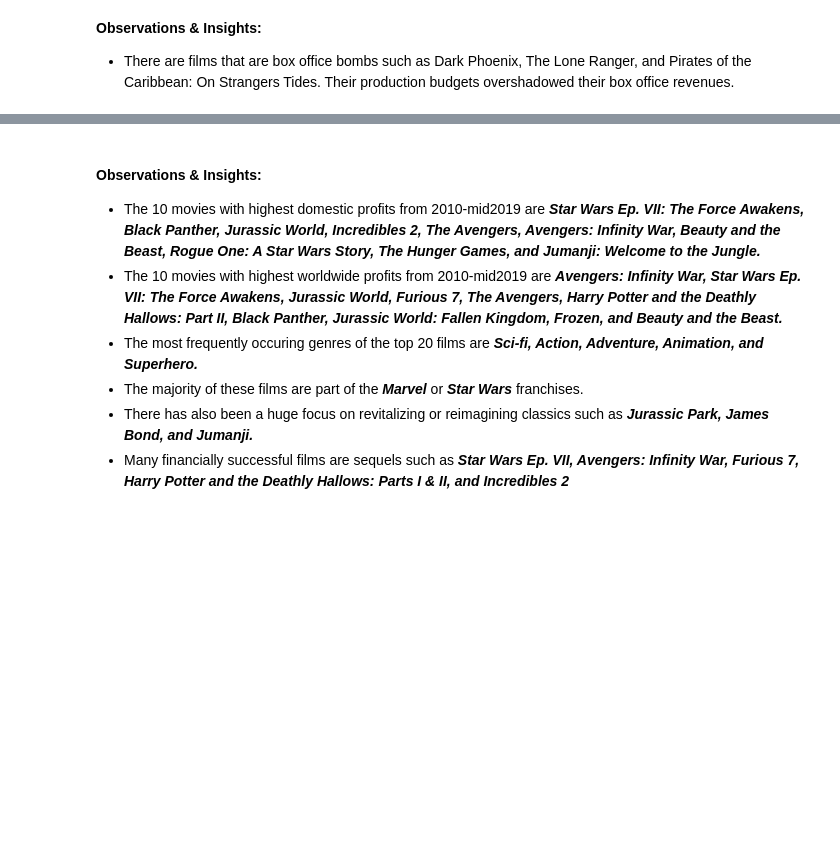
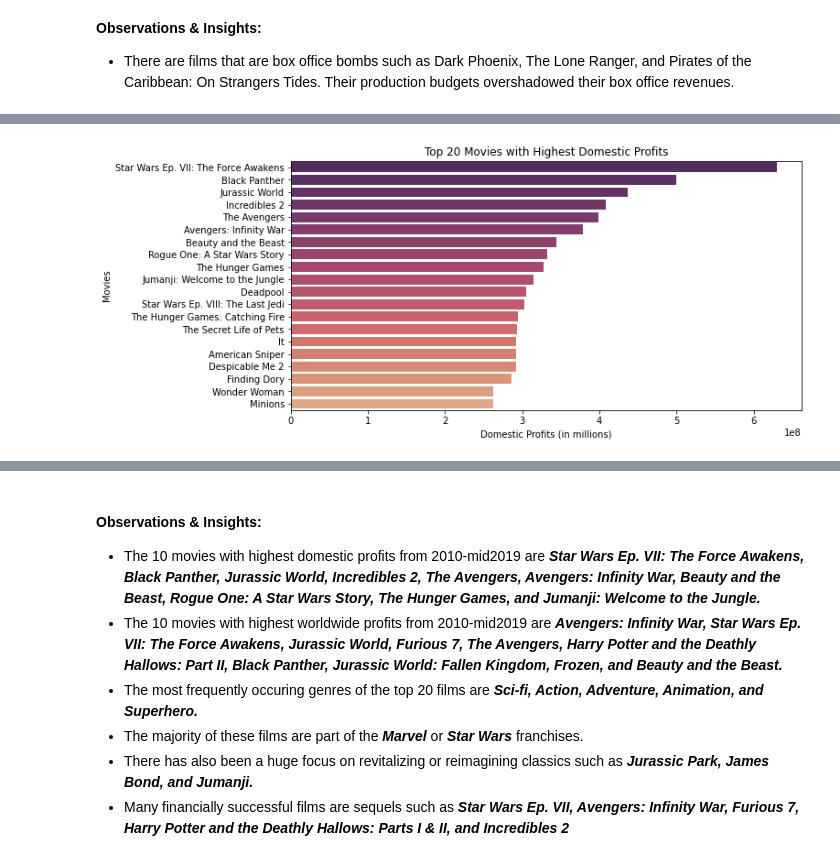
Before and after one commit to alpacanonymous/project1, a Jupyter notebook: final_notebook.ipynb, the cells around one changed output, grey strips where cells are left out. Cells and saved outputs as stored; diff of their text form; code cells hidden in the pictures; blank space fills up the shorter version.

```diff
--- a/final_notebook.ipynb
+++ b/final_notebook.ipynb
@@ -113,10 +243,12 @@ mb_wp.head(30)
 # %%
-## Bar chart of Top 10 Movies with Highest Domestic Profits
+## Bar chart of Top 20 Movies with Highest Domestic Profits
 
 fig, ax = plt.subplots(figsize=(10,5))
 
 x1 = mb_dp['movie'][0:20]
 y1 = mb_dp['domestic_profit'][0:20]
 
 ax = sns.barplot(x=y1, y=x1, palette='flare_r')
-ax.set(xlabel='Domestic Profits (in millions)', ylabel='Movies');
+ax.set(xlabel='Domestic Profits (in millions)', ylabel='Movies', title='Top 20 Movies with Highest Domestic Profits');
+# %% [output]
+[figure, added]
```
Also changed, not shown: parts of 19 cells of this notebook, 3 other files.
